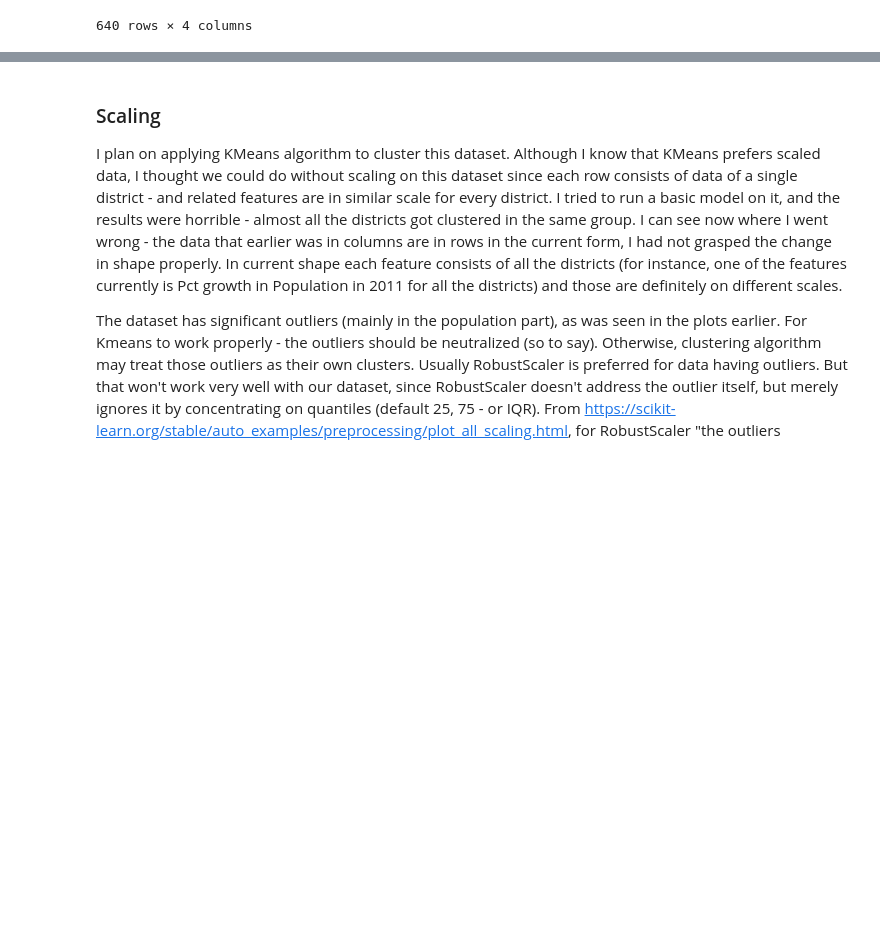
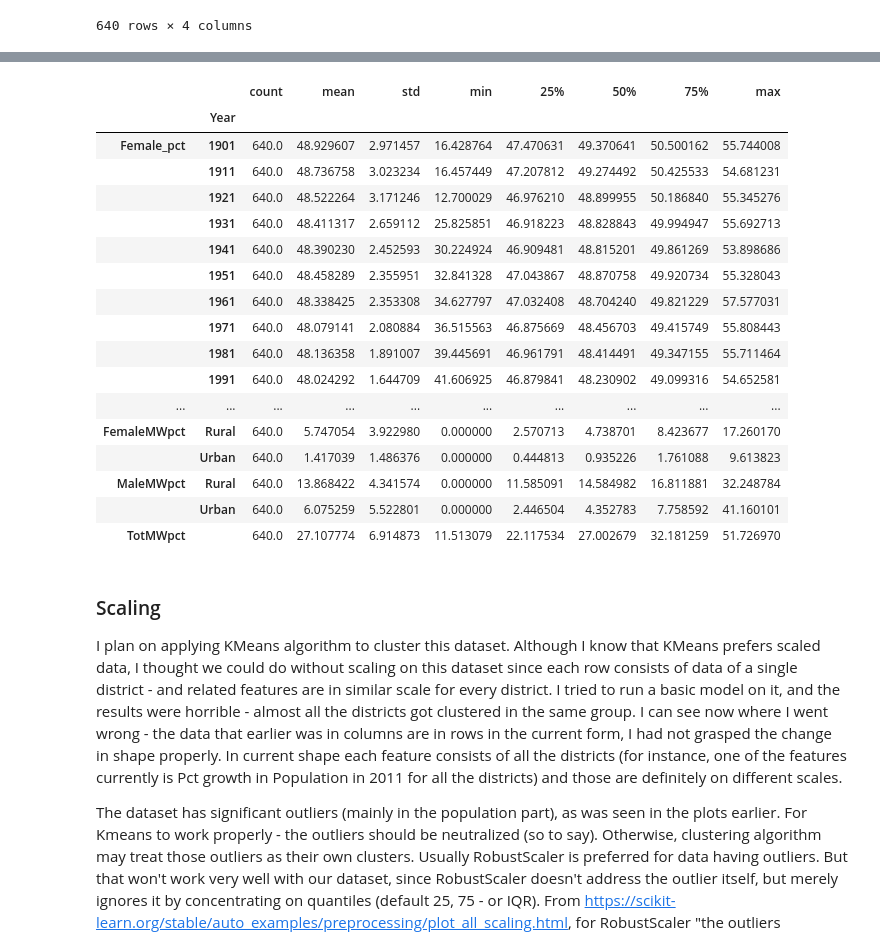
Before and after one commit to koustavin/censusclustering, a Jupyter notebook: DataPreprocessing.ipynb, the cells around one changed output, grey strips where cells are left out. Cells and saved outputs as stored; diff of their text form; code cells hidden in the pictures; blank space fills up the shorter version.

```diff
--- a/DataPreprocessing.ipynb
+++ b/DataPreprocessing.ipynb
@@ -1163,6 +1178,8 @@ district_pop = district_pop.copy()
 district_work = district_work.copy()
 district_pop.loc[:, 'StateName'] = district_pop['State Code'].map(state_ut_code_name)
 district_work.loc[:, 'StateName'] = district_work['State Code'].map(state_ut_code_name)
+district_pop = district_pop.astype({'StateName' : 'category'})
+district_work = district_work.astype({'StateName' : 'category'})
 district_work
 # %% [output]
 |  | State Code | District Code | Name | Area | Name_TotPop | MaleMWpct | FemaleMWpct | StateName |
@@ -1178,4 +1195,14 @@ district_work
 | 1348 | 19 | 345 | PURBAMEDINIPUR | Rural | 5095875 | 15.594554 | 1.982898 | WESTBENGAL |
 | 1349 | 19 | 345 | PURBAMEDINIPUR | Urban | 5095875 | 2.508912 | 0.349832 | WESTBENGAL |
 1280 rows × 8 columns
+# %%
+# our mean dictionaries also need to switch from state code to state name
+pop_growth_mean_names = {}
+fem_pct_mean_names = {}
+for (state_code, district_code, name), mean in pop_growth_mean.items():
+    state_name = state_ut_code_name[state_code]
+    pop_growth_mean_names[(name, state_name)] = mean
+for (state_code, district_code, name), mean in fem_pct_mean.items():
+    state_name = state_ut_code_name[state_code]
+    fem_pct_mean_names[(name, state_name)] = mean
 # %% [markdown]
@@ -1226,0 +1258,4 @@ district_work_pivot
+# %%
+district_pop_pivot['AvgPopGrowth'] = district_pop_pivot.index.map(pop_growth_mean_names)
+district_pop_pivot['AvgFemPct'] = district_pop_pivot.index.map(fem_pct_mean_names)
+district_pop_pivot
@@ -1226,0 +1278,7 @@ district_work_pivot
+# %%
+district_work_pivot['TotMWpct'] = np.sum(district_work_pivot[[('FemaleMWpct', 'Rural'),
+                                                              ('FemaleMWpct', 'Urban'),
+                                                              ('MaleMWpct', 'Rural'),
+                                                              ('MaleMWpct', 'Urban')]],
+                                         axis = 1)
+district_work_pivot
@@ -1246,3 +1322,24 @@ df_districts
+# %%
+df_districts.describe().transpose()
+# %% [output]
+|  |  | count | mean | std | min | 25% | 50% | 75% | max |
+|  | Year |  |  |  |  |  |  |  |  |
+| Female_pct | 1901 | 640.0 | 48.929607 | 2.971457 | 16.428764 | 47.470631 | 49.370641 | 50.500162 | 55.744008 |
+|  | 1911 | 640.0 | 48.736758 | 3.023234 | 16.457449 | 47.207812 | 49.274492 | 50.425533 | 54.681231 |
+|  | 1921 | 640.0 | 48.522264 | 3.171246 | 12.700029 | 46.976210 | 48.899955 | 50.186840 | 55.345276 |
+|  | 1931 | 640.0 | 48.411317 | 2.659112 | 25.825851 | 46.918223 | 48.828843 | 49.994947 | 55.692713 |
+|  | 1941 | 640.0 | 48.390230 | 2.452593 | 30.224924 | 46.909481 | 48.815201 | 49.861269 | 53.898686 |
+|  | 1951 | 640.0 | 48.458289 | 2.355951 | 32.841328 | 47.043867 | 48.870758 | 49.920734 | 55.328043 |
+|  | 1961 | 640.0 | 48.338425 | 2.353308 | 34.627797 | 47.032408 | 48.704240 | 49.821229 | 57.577031 |
+|  | 1971 | 640.0 | 48.079141 | 2.080884 | 36.515563 | 46.875669 | 48.456703 | 49.415749 | 55.808443 |
+|  | 1981 | 640.0 | 48.136358 | 1.891007 | 39.445691 | 46.961791 | 48.414491 | 49.347155 | 55.711464 |
+|  | 1991 | 640.0 | 48.024292 | 1.644709 | 41.606925 | 46.879841 | 48.230902 | 49.099316 | 54.652581 |
+| ... | ... | ... | ... | ... | ... | ... | ... | ... | ... |
+| FemaleMWpct | Rural | 640.0 | 5.747054 | 3.922980 | 0.000000 | 2.570713 | 4.738701 | 8.423677 | 17.260170 |
+|  | Urban | 640.0 | 1.417039 | 1.486376 | 0.000000 | 0.444813 | 0.935226 | 1.761088 | 9.613823 |
+| MaleMWpct | Rural | 640.0 | 13.868422 | 4.341574 | 0.000000 | 11.585091 | 14.584982 | 16.811881 | 32.248784 |
+|  | Urban | 640.0 | 6.075259 | 5.522801 | 0.000000 | 2.446504 | 4.352783 | 7.758592 | 41.160101 |
+| TotMWpct |  | 640.0 | 27.107774 | 6.914873 | 11.513079 | 22.117534 | 27.002679 | 32.181259 | 51.726970 |
 # %% [markdown]
 ### Scaling
 I plan on applying KMeans algorithm to cluster this dataset. Although I know that KMeans prefers scaled data, I thought we could do without scaling on this dataset since each row consists of data of a single district - and related features are in similar scale for every district. I tried to run a basic model on it, and the results were horrible - almost all the districts got clustered in the same group. I can see now where I went wrong - the data that earlier was in columns are in rows in the current form, I had not grasped the change in shape properly. In current shape each feature consists of all the districts (for instance, one of the features currently is Pct growth in Population in 2011 for all the districts) and those are definitely on different scales.
```
Also changed, not shown: parts of 10 cells of this notebook, 2 other files.
